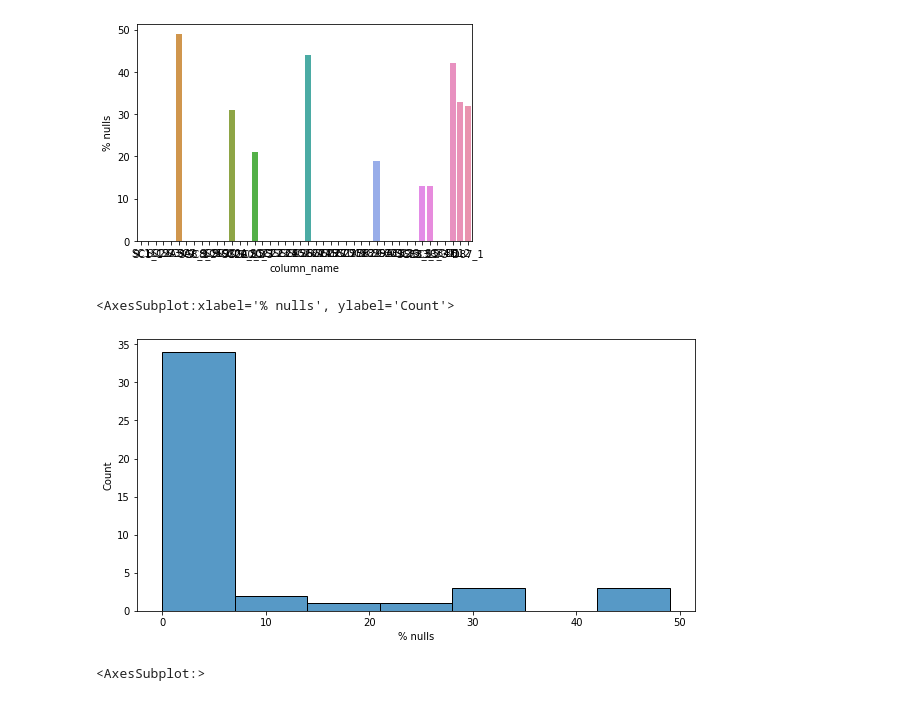
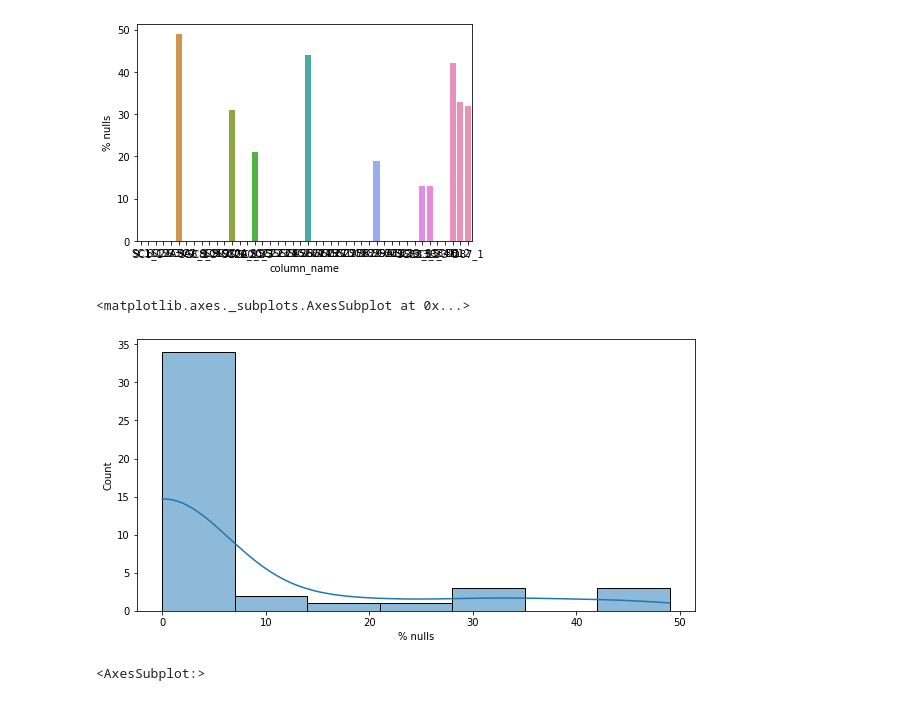
Before and after one commit to matheuss3/promental, a Jupyter notebook: notebooks/analise_exploratoria.ipynb, the cells around one changed output. Drawn from its saved outputs; the diff is of its cells as text; code cells hidden in the pictures.

```diff
--- a/notebooks/analise_exploratoria.ipynb
+++ b/notebooks/analise_exploratoria.ipynb
@@ -10,7 +10,7 @@ import matplotlib.pyplot as plt
 # %% [markdown]
 Configuração do dataframe
 # %%
-link_df = 'https://raw.githubusercontent.com/matheuss3/promental/main/data/bancosaudemental.csv?token=GHSAT0AAAAAABUPGQX5GU6UPUQXPATFJGSKYT4L2GA'
+link_df = 'https://raw.githubusercontent.com/matheuss3/promental/main/data/bancosaudemental.csv?token=GHSAT0AAAAAABUPGQX4JBLGK2ART5QBUZFQYUEGCEQ'
 delimiter = ';'
 encoding = 'ISO-8859-1'
 # %%
@@ -217,5 +218,6 @@ X_describe = X.describe().T
 amount_nulls = X.isnull().sum()
 X_describe['% nulls'] = amount_nulls * 100 // len(X)
 X_describe['column_name'] = X_describe.index
+X_describe['types'] = X.dtypes
 X_describe
 # %% [output]
@@ -244,10 +246,10 @@ sns.barplot(x='column_name', y='% nulls', data=X_describe)
 # %%
 X_describe.groupby(['% nulls']).count()
 fig, ax = plt.subplots(figsize=(10,5))
-sns.histplot(X_describe['% nulls'], ax=ax)
+sns.histplot(X_describe['% nulls'], ax=ax, kde=True)
 # %% [output]
-<AxesSubplot:xlabel='% nulls', ylabel='Count'>
+<matplotlib.axes._subplots.AxesSubplot at 0x...>
-[figure, old version]
+[figure, new version]
 # %%
 fig, ax = plt.subplots(figsize=(20,5))
 sns.heatmap(X.isnull(), cmap=sns.color_palette(['#000099', '#ffff00']) ,ax=ax)
```
Also changed, not shown: parts of 4 cells of this notebook.
